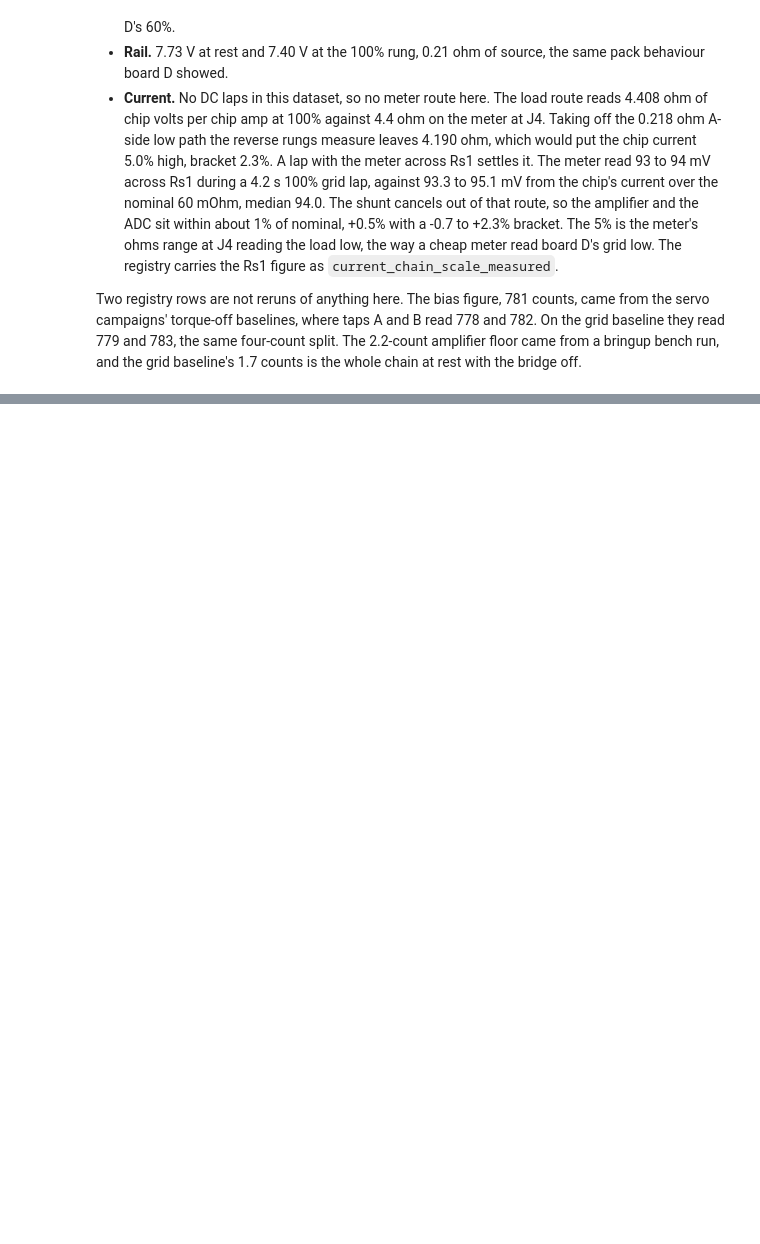
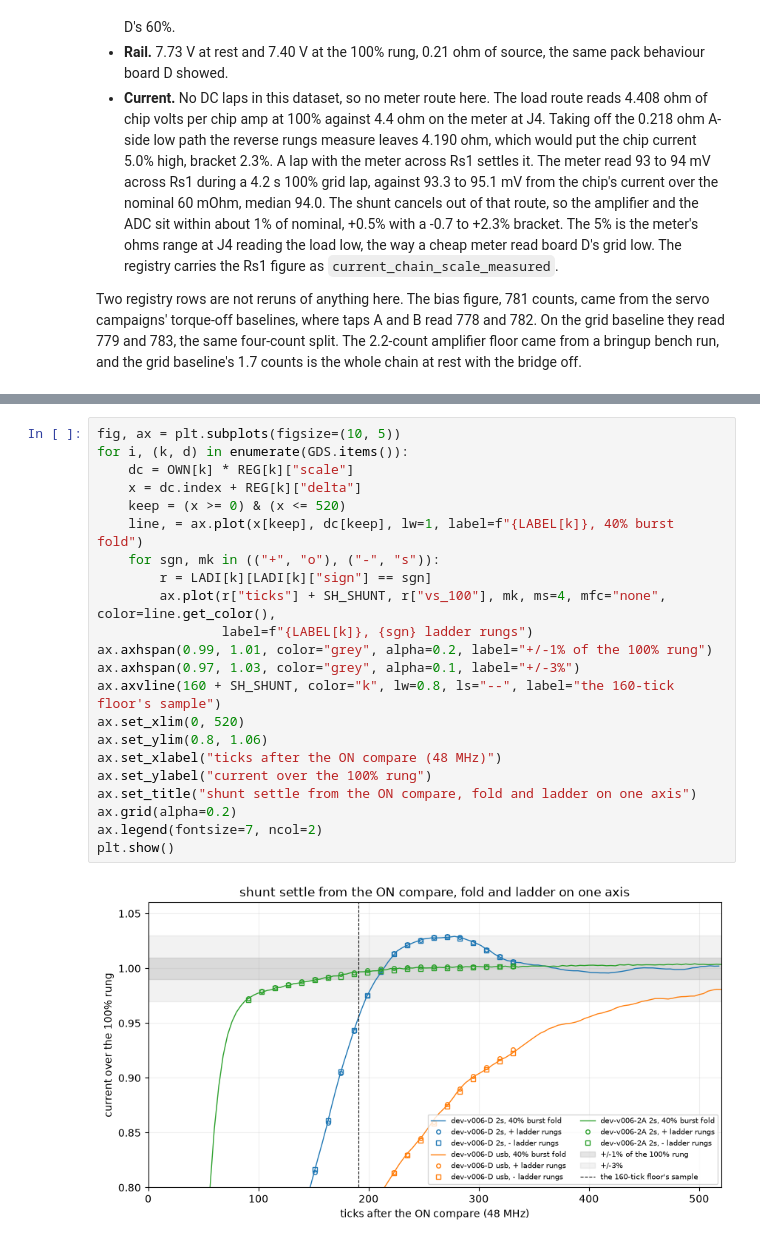
Before and after one commit to OpenServoCore/open-servo-core, a Jupyter notebook: notebooks/10-sense-chain-boards.ipynb, the cells around one changed output, grey strips where cells are left out. Cells and saved outputs as stored; diff of their text form; blank space fills up the shorter version.

```diff
--- a/notebooks/10-sense-chain-boards.ipynb
+++ b/notebooks/10-sense-chain-boards.ipynb
@@ -882,0 +1104,24 @@ the bridge off.
+# %%
+fig, ax = plt.subplots(figsize=(10, 5))
+for i, (k, d) in enumerate(GDS.items()):
+    dc = OWN[k] * REG[k]["scale"]
+    x = dc.index + REG[k]["delta"]
+    keep = (x >= 0) & (x <= 520)
+    line, = ax.plot(x[keep], dc[keep], lw=1, label=f"{LABEL[k]}, 40% burst fold")
+    for sgn, mk in (("+", "o"), ("-", "s")):
+        r = LADI[k][LADI[k]["sign"] == sgn]
+        ax.plot(r["ticks"] + SH_SHUNT, r["vs_100"], mk, ms=4, mfc="none", color=line.get_color(),
+                label=f"{LABEL[k]}, {sgn} ladder rungs")
+ax.axhspan(0.99, 1.01, color="grey", alpha=0.2, label="+/-1% of the 100% rung")
+ax.axhspan(0.97, 1.03, color="grey", alpha=0.1, label="+/-3%")
+ax.axvline(160 + SH_SHUNT, color="k", lw=0.8, ls="--", label="the 160-tick floor's sample")
+ax.set_xlim(0, 520)
+ax.set_ylim(0.8, 1.06)
+ax.set_xlabel("ticks after the ON compare (48 MHz)")
+ax.set_ylabel("current over the 100% rung")
+ax.set_title("shunt settle from the ON compare, fold and ladder on one axis")
+ax.grid(alpha=0.2)
+ax.legend(fontsize=7, ncol=2)
+plt.show()
+# %% [output]
+[figure, added]
```
Also changed, not shown: parts of 11 cells of this notebook, 1 other file.
